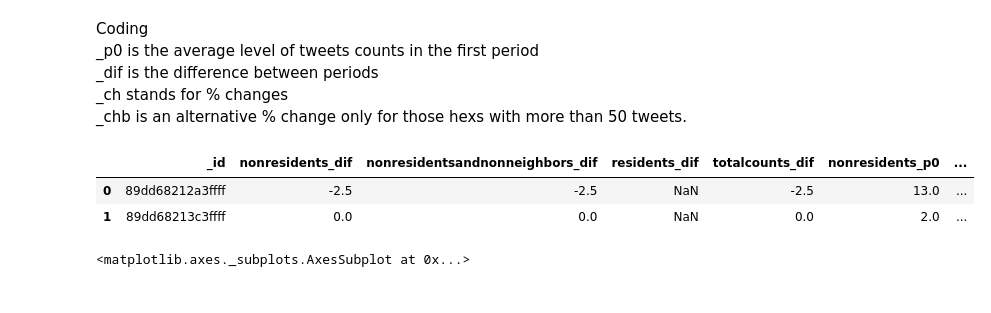
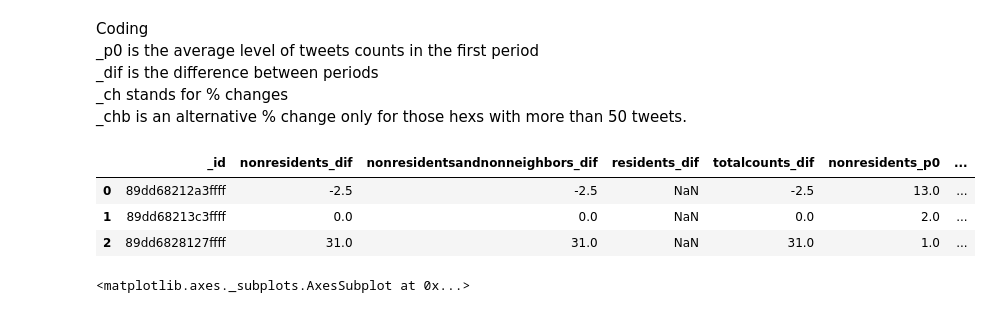
Before and after one commit to rpasquini/twitter_and_displacement, a Jupyter notebook: notebooks/Complete Analysis Example Counts by Typologies .ipynb, the cells around one changed output. Cells and saved outputs as stored; diff of their text form; code cells hidden in the pictures.

```diff
--- a/notebooks/Complete Analysis Example Counts by Typologies .ipynb
+++ b/notebooks/Complete Analysis Example Counts by Typologies .ipynb
@@ -57,11 +176,12 @@ _dif is the difference between periods \
 _ch stands for % changes \
 _chb is an alternative % change only for those hexs with more than 50 tweets.
 # %%
-gdfchanges.head(2)
+gdfchanges.head(3)
 # %% [output]
 |  | _id | nonresidents_dif | nonresidentsandnonneighbors_dif | residents_dif | totalcounts_dif | nonresidents_p0 | ... |
 | 0 | 89dd68212a3ffff | -2.5 | -2.5 | NaN | -2.5 | 13.0 | ... |
 | 1 | 89dd68213c3ffff | 0.0 | 0.0 | NaN | 0.0 | 2.0 | ... |
+| 2 | 89dd6828127ffff | 31.0 | 31.0 | NaN | 31.0 | 1.0 | ... |
 # %%
 # Plot example
 gdfchanges.plot('nonresidents_dif')
```
Also changed, not shown: parts of 31 cells of this notebook, 1 other file.
